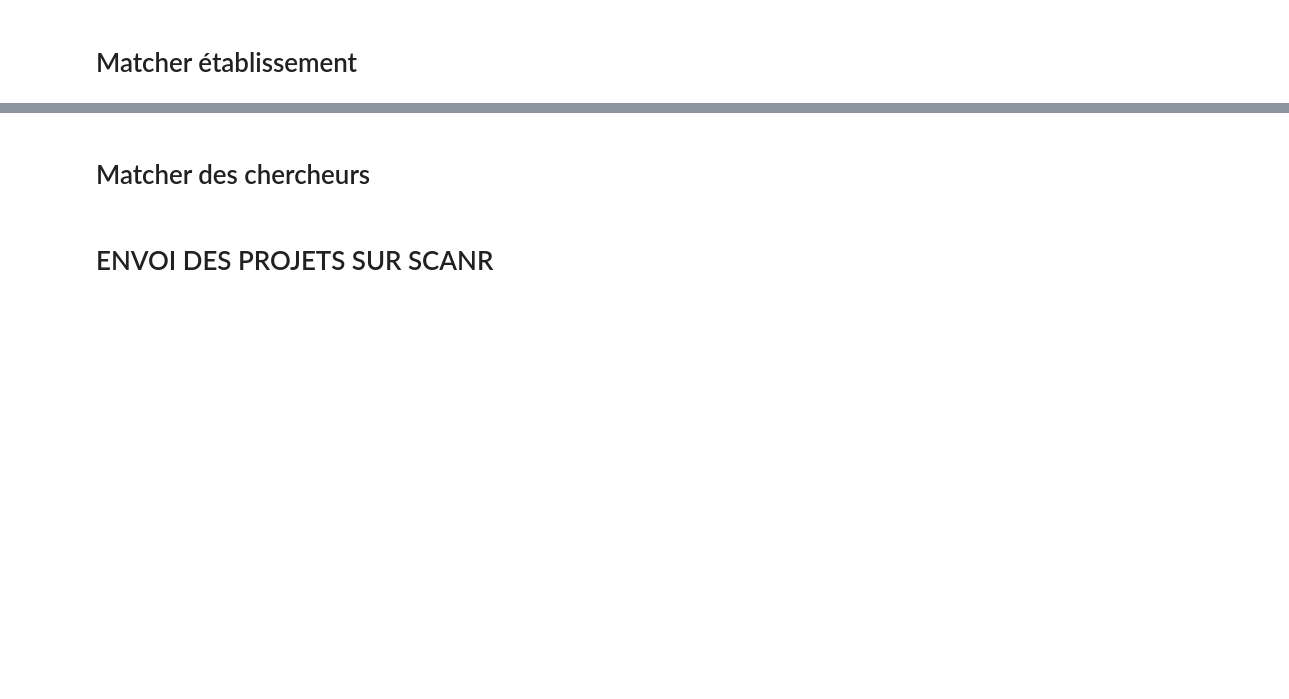
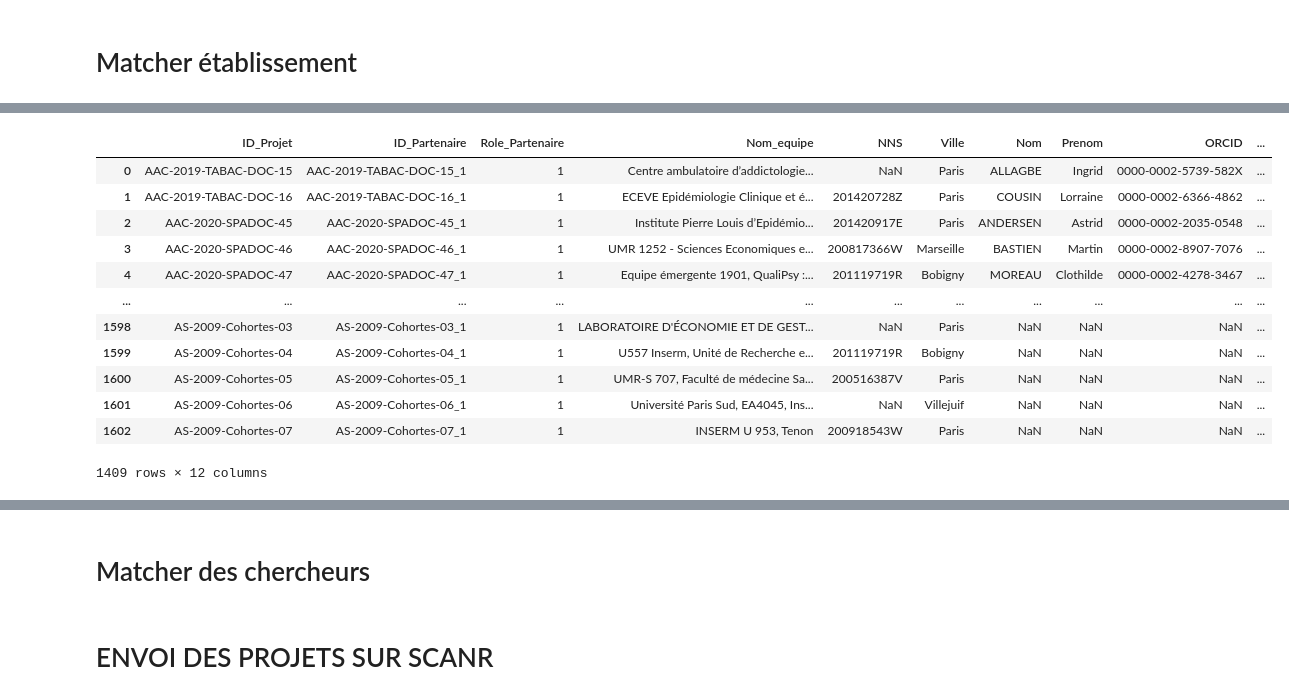
Before and after one commit to dataesr/projects-partners-consolidation, a Jupyter notebook: script_all_sources.ipynb, the cells around one changed output, grey strips where cells are left out. Saved outputs shown, nothing was run; the diff lists cells and outputs as text; code cells hidden in the pictures; blank space fills up the shorter version.

```diff
--- a/script_all_sources.ipynb
+++ b/script_all_sources.ipynb
@@ -149,4 +24,4 @@ sources={'ANR':{'url_partenaires':"https://www.data.gouv.fr/fr/datasets/r/9b08ee
 # %%
-source=list(sources.keys())[5]
+source=list(sources.keys())[2]
 source
 # %% [output]
@@ -197,9 +72,11 @@ elif source=='ANSES':
     df_partenaires=pd.concat([list_df[k].dropna(subset=[sources[source]['nom'], sources[source]['prenom'],sources[source]['nom_structure'], sources[source]['nom'], 'Pays'], how='all') for k in range(len(list_df))])
 
 elif source=='IRESP':
-    df_partenaires1=pd.read_csv(sources[source]['url_partenaires1'] ,sep=";", encoding='ISO-8859-1')
-    df_partenaires2=pd.read_csv(sources[source]['url_partenaires2'] ,sep=";", encoding='ISO-8859-1')
+    df_partenaires1=pd.read_csv(sources[source]['url_partenaires1'] ,sep=";", encoding='UTF-8')
+    df_partenaires2=pd.read_csv(sources[source]['url_partenaires2'] ,sep=";", encoding='UTF-8')
     df_partenaires=pd.concat([df_partenaires1,df_partenaires2])
+elif source=='ADEME':
+    df_partenaires=pd.read_csv(sources[source]['url_partenaires'] ,sep=",", encoding='ISO-8859-1', on_bad_lines='skip')
 else:
     df_partenaires=pd.read_csv(sources[source]['url_partenaires'] ,sep=";", encoding='ISO-8859-1')
 
@@ -237,3 +102,19 @@ id_struct['id_structure_matcher']=id_struct.loc[:,sources[source]['nom_structure
+# %%
+id_struct
+# %% [output]
+|  | ID_Projet | ID_Partenaire | Role_Partenaire | Nom_equipe | NNS | Ville | Nom | Prenom | ORCID | ... |
+| 0 | AAC-2019-TABAC-DOC-15 | AAC-2019-TABAC-DOC-15_1 | 1 | Centre ambulatoire d’addictologie... | NaN | Paris | ALLAGBE | Ingrid | 0000-0002-5739-582X | ... |
+| 1 | AAC-2019-TABAC-DOC-16 | AAC-2019-TABAC-DOC-16_1 | 1 | ECEVE Epidémiologie Clinique et é... | 201420728Z | Paris | COUSIN | Lorraine | 0000-0002-6366-4862 | ... |
+| 2 | AAC-2020-SPADOC-45 | AAC-2020-SPADOC-45_1 | 1 | Institute Pierre Louis d’Epidémio... | 201420917E | Paris | ANDERSEN | Astrid | 0000-0002-2035-0548 | ... |
+| 3 | AAC-2020-SPADOC-46 | AAC-2020-SPADOC-46_1 | 1 | UMR 1252 - Sciences Economiques e... | 200817366W | Marseille | BASTIEN | Martin | 0000-0002-8907-7076 | ... |
+| 4 | AAC-2020-SPADOC-47 | AAC-2020-SPADOC-47_1 | 1 | Equipe émergente 1901, QualiPsy :... | 201119719R | Bobigny | MOREAU | Clothilde | 0000-0002-4278-3467 | ... |
+| ... | ... | ... | ... | ... | ... | ... | ... | ... | ... | ... |
+| 1598 | AS-2009-Cohortes-03 | AS-2009-Cohortes-03_1 | 1 | LABORATOIRE D'ÉCONOMIE ET DE GEST... | NaN | Paris | NaN | NaN | NaN | ... |
+| 1599 | AS-2009-Cohortes-04 | AS-2009-Cohortes-04_1 | 1 | U557 Inserm, Unité de Recherche e... | 201119719R | Bobigny | NaN | NaN | NaN | ... |
+| 1600 | AS-2009-Cohortes-05 | AS-2009-Cohortes-05_1 | 1 | UMR-S 707, Faculté de médecine Sa... | 200516387V | Paris | NaN | NaN | NaN | ... |
+| 1601 | AS-2009-Cohortes-06 | AS-2009-Cohortes-06_1 | 1 | Université Paris Sud, EA4045, Ins... | NaN | Villejuif | NaN | NaN | NaN | ... |
+| 1602 | AS-2009-Cohortes-07 | AS-2009-Cohortes-07_1 | 1 | INSERM U 953, Tenon | 200918543W | Paris | NaN | NaN | NaN | ... |
+1409 rows × 12 columns
 # %%
 id_struct=id_struct.reset_index()
 del id_struct['index']
```
Also changed, not shown: parts of 24 cells of this notebook, 4 other files.
